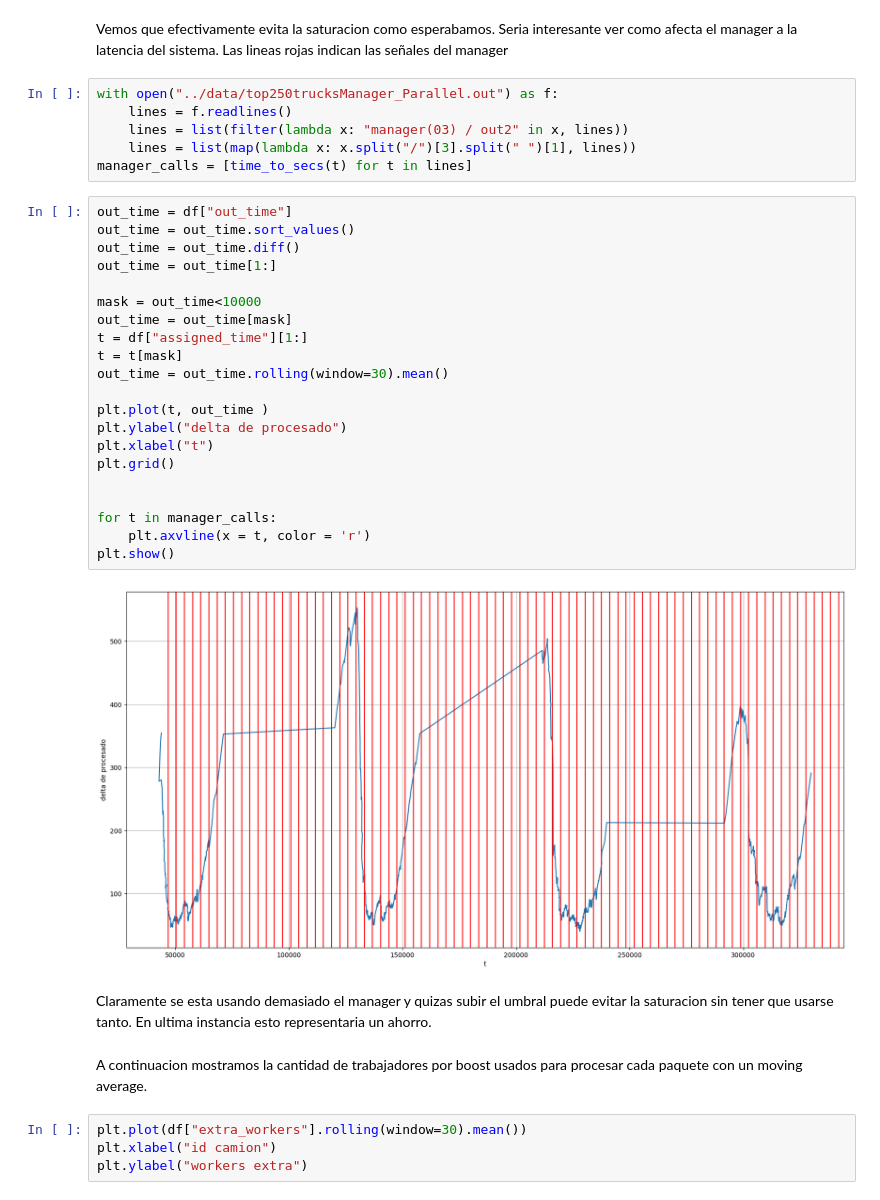
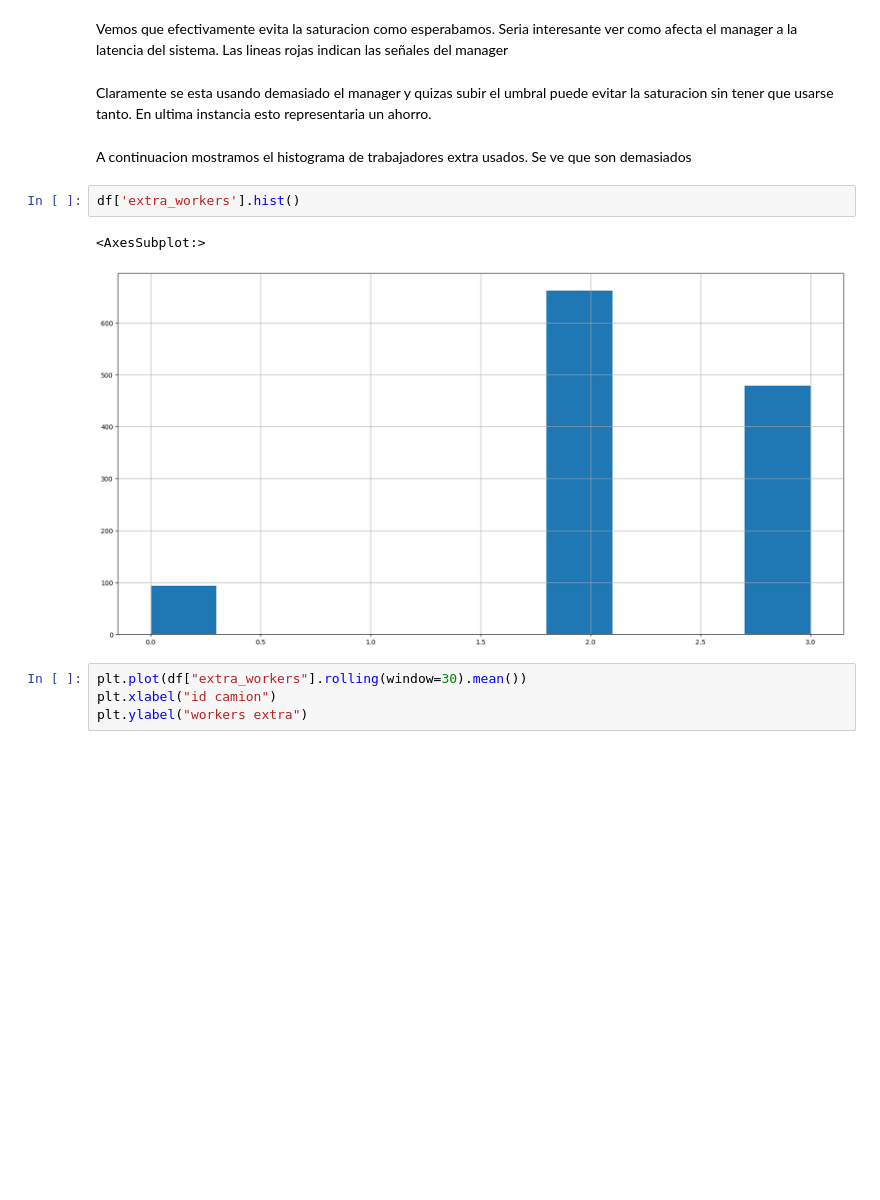
Before and after one commit to mcarreiro/dc-sed-tp1-2022, a Jupyter notebook: notebooks/inbound.ipynb, the cells around one changed output. Drawn from its saved outputs; the diff is of its cells as text; blank space fills up the shorter version.

```diff
--- a/notebooks/inbound.ipynb
+++ b/notebooks/inbound.ipynb
@@ -411,39 +411,15 @@ plt.show()
 [figure]
 # %% [markdown]
 Vemos que efectivamente evita la saturacion como esperabamos. Seria interesante ver como afecta el manager a la latencia del sistema. Las lineas rojas indican las señales del manager
-# %%
-with open("../data/top250trucksManager_Parallel.out") as f:
-    lines = f.readlines()
-    lines = list(filter(lambda x: "manager(03) / out2" in x, lines))
-    lines = list(map(lambda x: x.split("/")[3].split(" ")[1], lines))
-manager_calls = [time_to_secs(t) for t in lines]
-# %%
-out_time = df["out_time"]
-out_time = out_time.sort_values()
-out_time = out_time.diff()
-out_time = out_time[1:]
-
-mask = out_time<10000
-out_time = out_time[mask]
-t = df["assigned_time"][1:]
-t = t[mask]
-out_time = out_time.rolling(window=30).mean()
-
-plt.plot(t, out_time )
-plt.ylabel("delta de procesado")
-plt.xlabel("t")
-plt.grid()
-
-
-for t in manager_calls:
-    plt.axvline(x = t, color = 'r')
-plt.show()
-# %% [output]
-[figure, removed]
 # %% [markdown]
 Claramente se esta usando demasiado el manager y quizas subir el umbral puede evitar la saturacion sin tener que usarse tanto. En ultima instancia esto representaria un ahorro.
 # %% [markdown]
-A continuacion mostramos la cantidad de trabajadores por boost usados para procesar cada paquete con un moving average.
+A continuacion mostramos el histograma de trabajadores extra usados. Se ve que son demasiados
+# %%
+df['extra_workers'].hist()
+# %% [output]
+<AxesSubplot:>
+[figure, added]
 # %%
 plt.plot(df["extra_workers"].rolling(window=30).mean())
 plt.xlabel("id camion")
```
Also changed, not shown: parts of 9 cells of this notebook, 1 other file.
